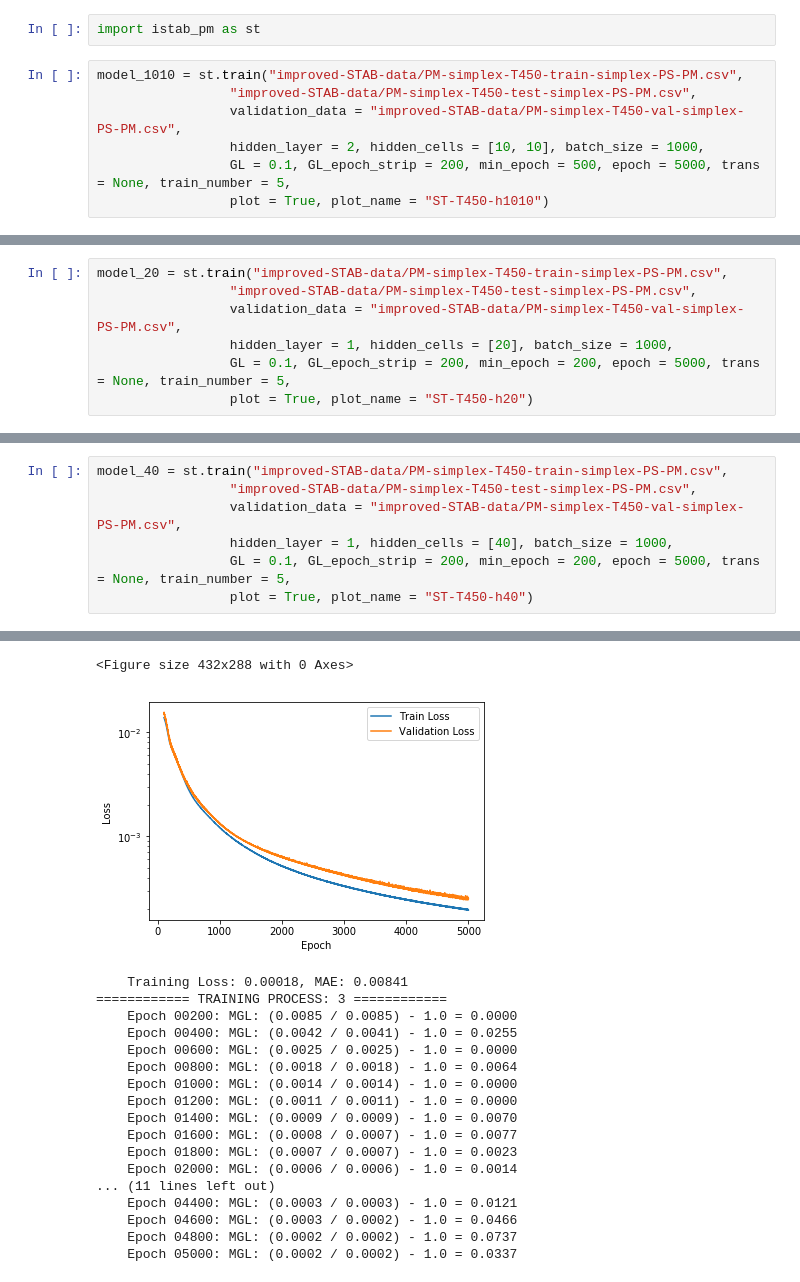
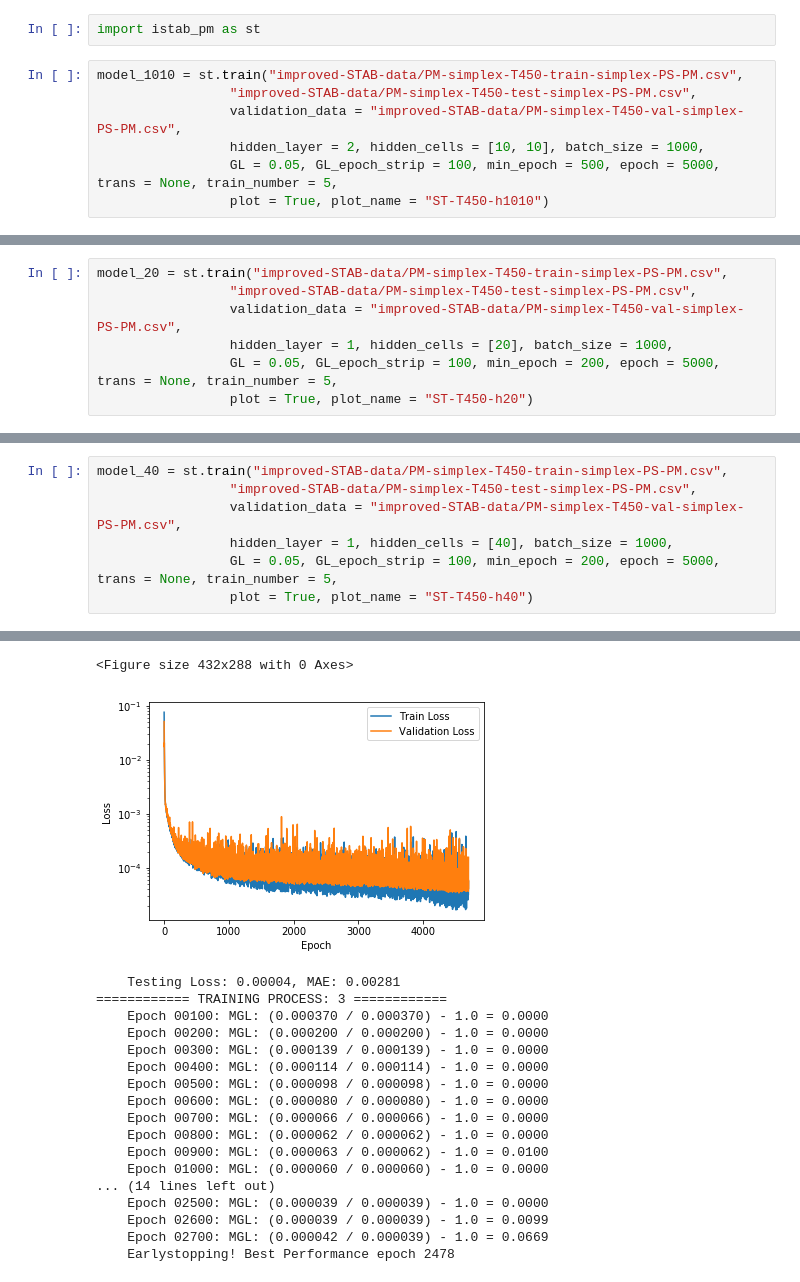
Before and after one commit to Arsennnic/ANN-FC-2.0, a Jupyter notebook: train_stab.ipynb, the cells around one changed output, grey strips where cells are left out. Drawn from its saved outputs; the diff is of its cells as text.

```diff
--- a/train_stab.ipynb
+++ b/train_stab.ipynb
@@ -5,7 +5,7 @@ model_1010 = st.train("improved-STAB-data/PM-simplex-T450-train-simplex-PS-PM.cs
                  "improved-STAB-data/PM-simplex-T450-test-simplex-PS-PM.csv",
                  validation_data = "improved-STAB-data/PM-simplex-T450-val-simplex-PS-PM.csv",
                  hidden_layer = 2, hidden_cells = [10, 10], batch_size = 1000,
-                 GL = 0.1, GL_epoch_strip = 200, min_epoch = 500, epoch = 5000, trans = None, train_number = 5,
+                 GL = 0.05, GL_epoch_strip = 100, min_epoch = 500, epoch = 5000, trans = None, train_number = 5,
                  plot = True, plot_name = "ST-T450-h1010")
 # %% [output]
 *** Number of training examples: 9870
@@ -89,7 +89,7 @@ model_20 = st.train("improved-STAB-data/PM-simplex-T450-train-simplex-PS-PM.csv"
                  "improved-STAB-data/PM-simplex-T450-test-simplex-PS-PM.csv",
                  validation_data = "improved-STAB-data/PM-simplex-T450-val-simplex-PS-PM.csv",
                  hidden_layer = 1, hidden_cells = [20], batch_size = 1000,
-                 GL = 0.1, GL_epoch_strip = 200, min_epoch = 200, epoch = 5000, trans = None, train_number = 5,
+                 GL = 0.05, GL_epoch_strip = 100, min_epoch = 200, epoch = 5000, trans = None, train_number = 5,
                  plot = True, plot_name = "ST-T450-h20")
 # %% [output]
 *** Number of training examples: 9870
@@ -174,7 +172,7 @@ model_40 = st.train("improved-STAB-data/PM-simplex-T450-train-simplex-PS-PM.csv"
                  "improved-STAB-data/PM-simplex-T450-test-simplex-PS-PM.csv",
                  validation_data = "improved-STAB-data/PM-simplex-T450-val-simplex-PS-PM.csv",
                  hidden_layer = 1, hidden_cells = [40], batch_size = 1000,
-                 GL = 0.1, GL_epoch_strip = 200, min_epoch = 200, epoch = 5000, trans = None, train_number = 5,
+                 GL = 0.05, GL_epoch_strip = 100, min_epoch = 200, epoch = 5000, trans = None, train_number = 5,
                  plot = True, plot_name = "ST-T450-h40")
 # %% [output]
 *** Number of training examples: 9870
@@ -216,20 +217,20 @@ model_40 = st.train("improved-STAB-data/PM-simplex-T450-train-simplex-PS-PM.csv"
 <Figure size 432x288 with 0 Axes>
-[figure, old version]
+[figure, new version]
-    Training Loss: 0.00018, MAE: 0.00841
+    Testing Loss: 0.00004, MAE: 0.00281
 ============ TRAINING PROCESS: 3 ============
-    Epoch 00200: MGL: (0.0085 / 0.0085) - 1.0 = 0.0000
-    Epoch 00400: MGL: (0.0042 / 0.0041) - 1.0 = 0.0255
-    Epoch 00600: MGL: (0.0025 / 0.0025) - 1.0 = 0.0000
-    Epoch 00800: MGL: (0.0018 / 0.0018) - 1.0 = 0.0064
-    Epoch 01000: MGL: (0.0014 / 0.0014) - 1.0 = 0.0000
-    Epoch 01200: MGL: (0.0011 / 0.0011) - 1.0 = 0.0000
-    Epoch 01400: MGL: (0.0009 / 0.0009) - 1.0 = 0.0070
-    Epoch 01600: MGL: (0.0008 / 0.0007) - 1.0 = 0.0077
-    Epoch 01800: MGL: (0.0007 / 0.0007) - 1.0 = 0.0023
-    Epoch 02000: MGL: (0.0006 / 0.0006) - 1.0 = 0.0014
-... (11 lines left out)
-    Epoch 04400: MGL: (0.0003 / 0.0003) - 1.0 = 0.0121
-    Epoch 04600: MGL: (0.0003 / 0.0002) - 1.0 = 0.0466
-    Epoch 04800: MGL: (0.0002 / 0.0002) - 1.0 = 0.0737
-    Epoch 05000: MGL: (0.0002 / 0.0002) - 1.0 = 0.0337
+    Epoch 00100: MGL: (0.000370 / 0.000370) - 1.0 = 0.0000
+    Epoch 00200: MGL: (0.000200 / 0.000200) - 1.0 = 0.0000
+    Epoch 00300: MGL: (0.000139 / 0.000139) - 1.0 = 0.0000
+    Epoch 00400: MGL: (0.000114 / 0.000114) - 1.0 = 0.0000
+    Epoch 00500: MGL: (0.000098 / 0.000098) - 1.0 = 0.0000
+    Epoch 00600: MGL: (0.000080 / 0.000080) - 1.0 = 0.0000
+    Epoch 00700: MGL: (0.000066 / 0.000066) - 1.0 = 0.0000
+    Epoch 00800: MGL: (0.000062 / 0.000062) - 1.0 = 0.0000
+    Epoch 00900: MGL: (0.000063 / 0.000062) - 1.0 = 0.0100
+    Epoch 01000: MGL: (0.000060 / 0.000060) - 1.0 = 0.0000
+... (14 lines left out)
+    Epoch 02500: MGL: (0.000039 / 0.000039) - 1.0 = 0.0000
+    Epoch 02600: MGL: (0.000039 / 0.000039) - 1.0 = 0.0099
+    Epoch 02700: MGL: (0.000042 / 0.000039) - 1.0 = 0.0669
+    Earlystopping! Best Performance epoch 2478
 <Figure size 432x288 with 0 Axes>
```
Also changed, not shown: parts of 26 cells of this notebook, 5 other files.
